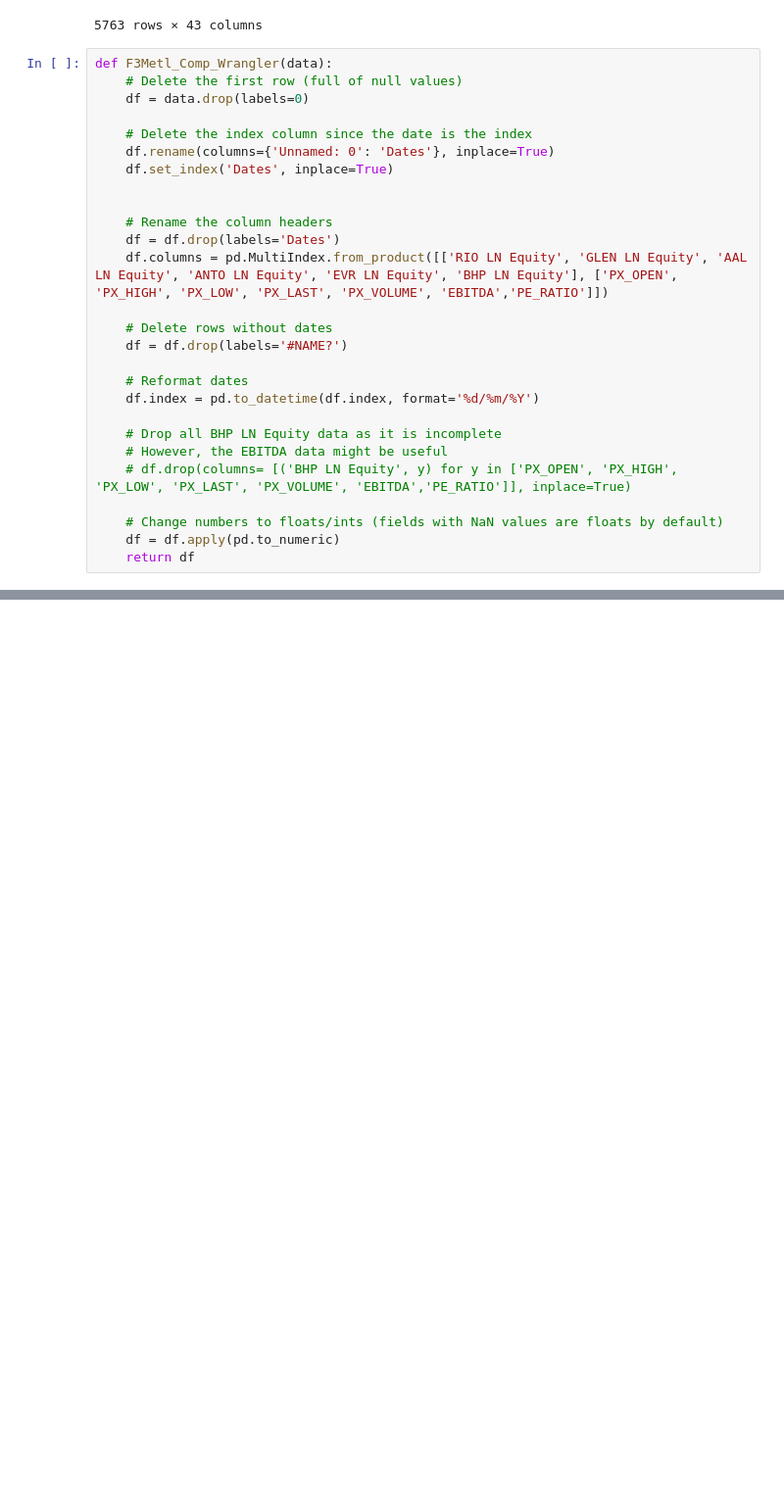
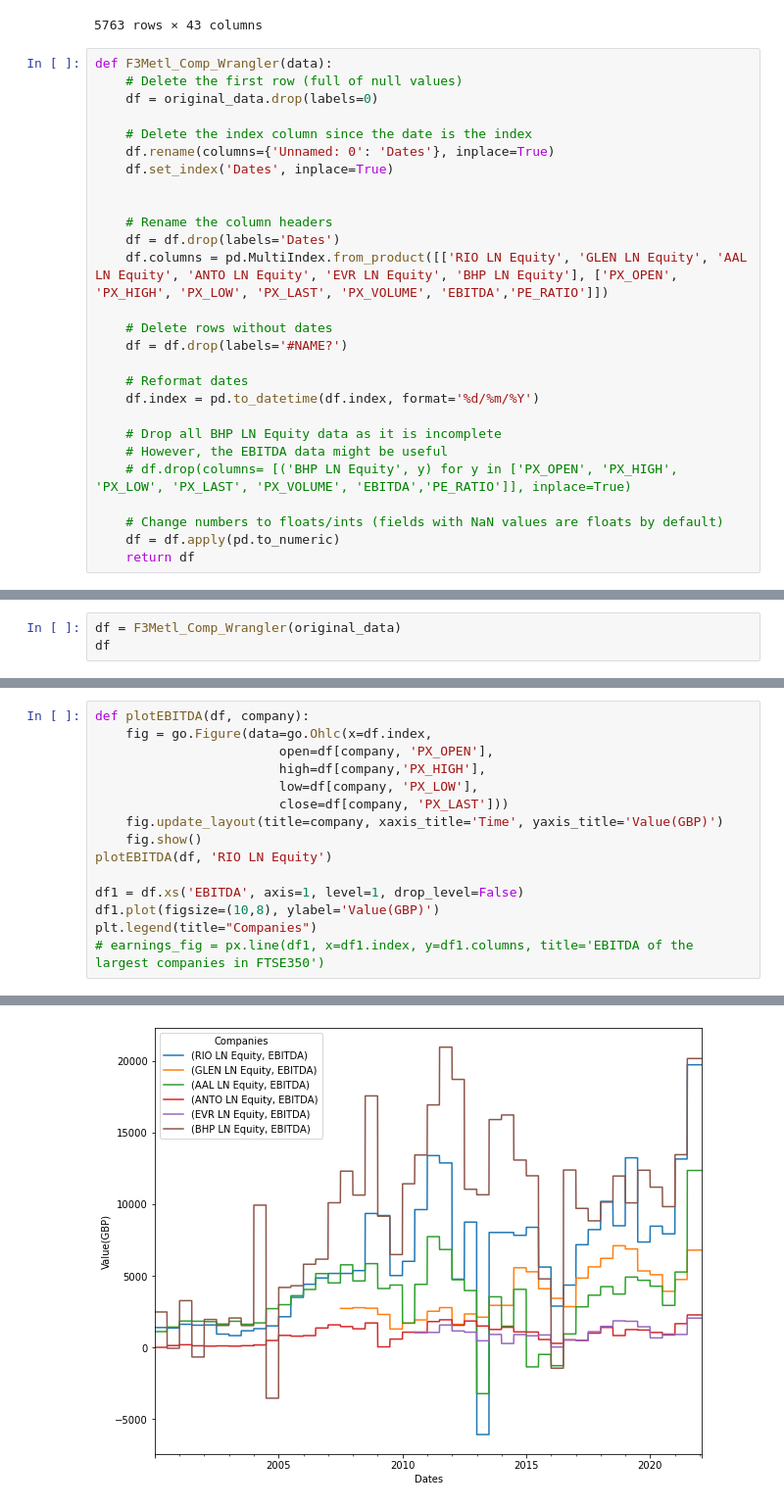
Before and after one commit to ADSMining/Mining, a Jupyter notebook: Notebooks/Financial_notebooks/F3METL_Comp.ipynb, the cells around one changed output, grey strips where cells are left out. Shown at 98% size. Drawn from its saved outputs; the diff is of its cells as text; blank space fills up the shorter version.

```diff
--- a/Notebooks/Financial_notebooks/F3METL_Comp.ipynb
+++ b/Notebooks/Financial_notebooks/F3METL_Comp.ipynb
@@ -67,7 +70,7 @@ original_data
 # %%
 def F3Metl_Comp_Wrangler(data):
     # Delete the first row (full of null values)
-    df = data.drop(labels=0)
+    df = original_data.drop(labels=0)
 
     # Delete the index column since the date is the index
     df.rename(columns={'Unnamed: 0': 'Dates'}, inplace=True)
@@ -111,0 +97,3 @@ F3Metl_Comp_Wrangler(original_data)
+# %%
+df = F3Metl_Comp_Wrangler(original_data)
+df
@@ -111,0 +118,16 @@ F3Metl_Comp_Wrangler(original_data)
+# %%
+def plotEBITDA(df, company):
+    fig = go.Figure(data=go.Ohlc(x=df.index,
+                        open=df[company, 'PX_OPEN'],
+                        high=df[company,'PX_HIGH'],
+                        low=df[company, 'PX_LOW'],
+                        close=df[company, 'PX_LAST']))
+    fig.update_layout(title=company, xaxis_title='Time', yaxis_title='Value(GBP)')
+    fig.show()
+plotEBITDA(df, 'RIO LN Equity')
+
+df1 = df.xs('EBITDA', axis=1, level=1, drop_level=False)
+df1.plot(figsize=(10,8), ylabel='Value(GBP)')
+plt.legend(title="Companies")
+# earnings_fig = px.line(df1, x=df1.index, y=df1.columns, title='EBITDA of the largest companies in FTSE350')
+# %% [output]
@@ -111,0 +136 @@ F3Metl_Comp_Wrangler(original_data)
+[figure, added]
```
Also changed, not shown: parts of 5 cells of this notebook, 1 other file.
